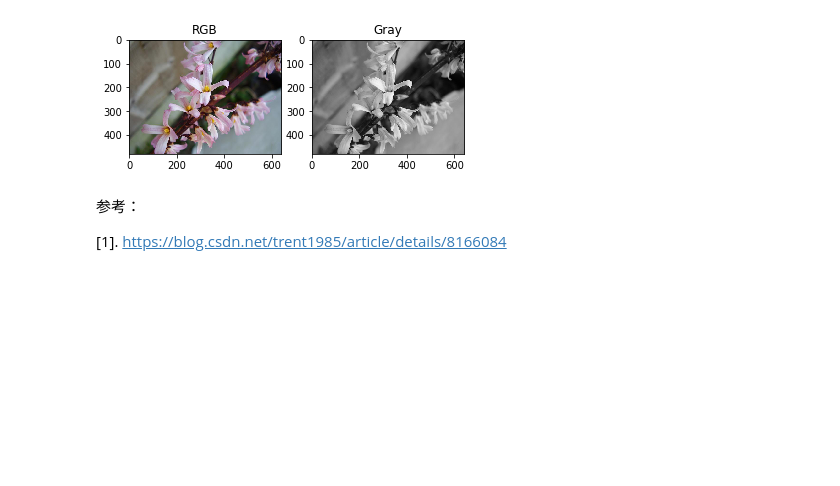
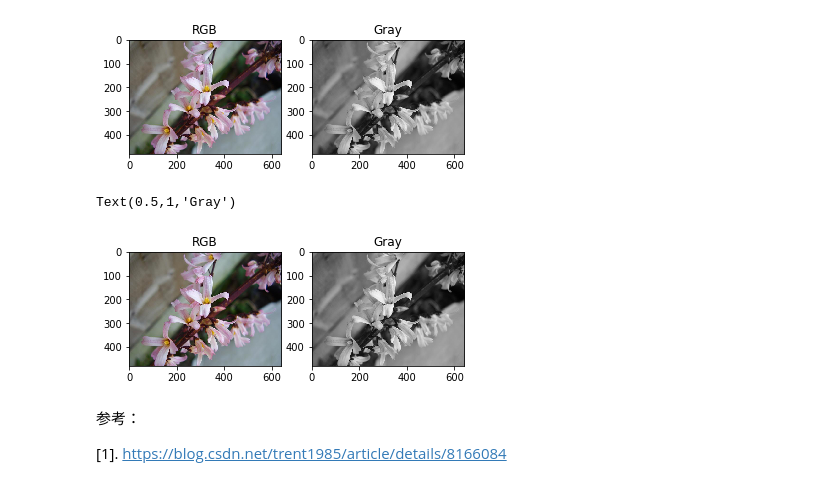
Before and after one commit to juxiangwu/image-processing, a Jupyter notebook: 数字图像处理/2.1图像灰度化.ipynb, the cells around one changed output. Cells and saved outputs as stored; diff of their text form; code cells hidden in the pictures; blank space fills up the shorter version.

```diff
--- a/数字图像处理/2.1图像灰度化.ipynb
+++ b/数字图像处理/2.1图像灰度化.ipynb
@@ -28,3 +33,13 @@ Text(0.5,1,'Gray')
+# %%
+plt.subplot(121)
+plt.imshow(src)
+plt.title('RGB')
+plt.subplot(122)
+plt.imshow(gray,'gray')
+plt.title('Gray')
+# %% [output]
+Text(0.5,1,'Gray')
+[figure, added]
 # %% [markdown]
 参考：
 
```
Also changed, not shown: parts of 2 cells of this notebook, 13 other files.
